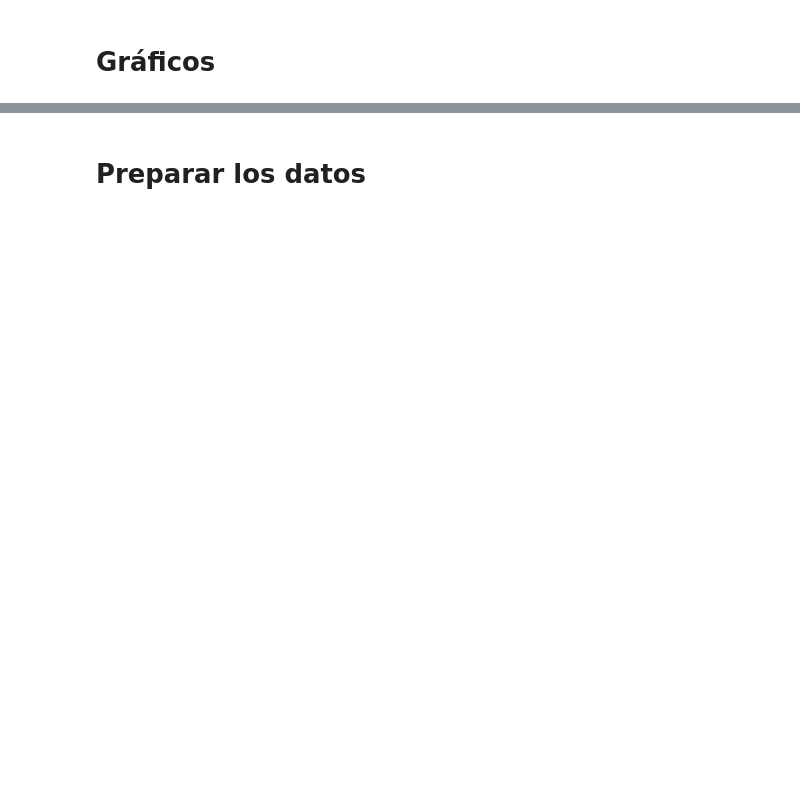
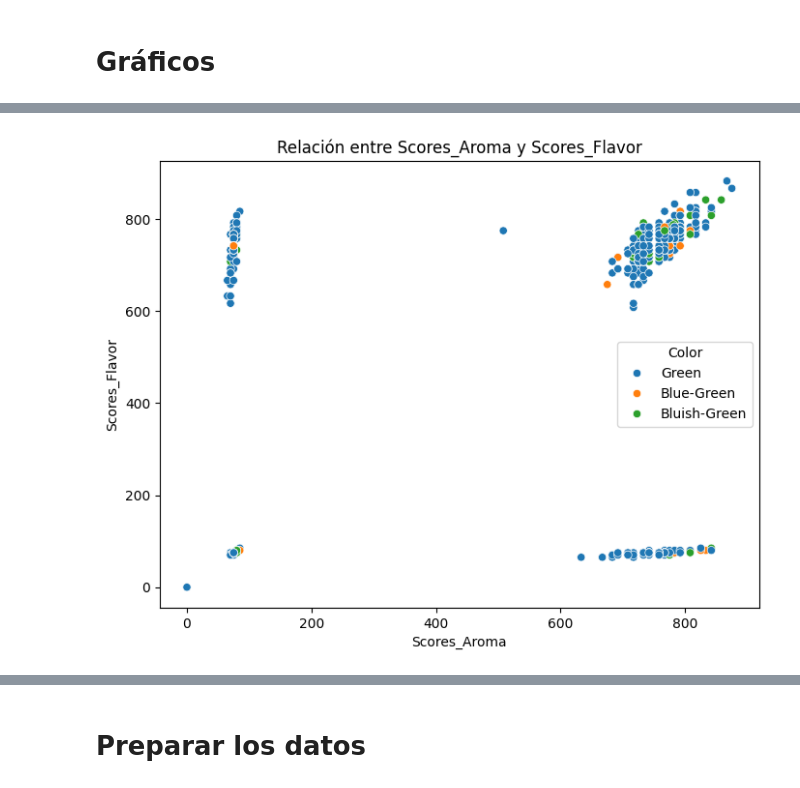
Before and after one commit to MateoGraviFiorino/Data-Mining-3, a Jupyter notebook: GraviFiorino-LoMenzo.ipynb, the cells around one changed output, grey strips where cells are left out. Cells and saved outputs as stored; diff of their text form; code cells hidden in the pictures; blank space fills up the shorter version.

```diff
--- a/GraviFiorino-LoMenzo.ipynb
+++ b/GraviFiorino-LoMenzo.ipynb
@@ -100,0 +270,7 @@ plt.show()
+# %%
+plt.figure(figsize=(8, 6))
+sns.scatterplot(x='Scores_Aroma', y='Scores_Flavor', hue='Color', data=df)
+plt.title('Relación entre Scores_Aroma y Scores_Flavor')
+plt.show()
+# %% [output]
+[figure, added]
```
Also changed, not shown: parts of 39 cells of this notebook, 2 other files.
